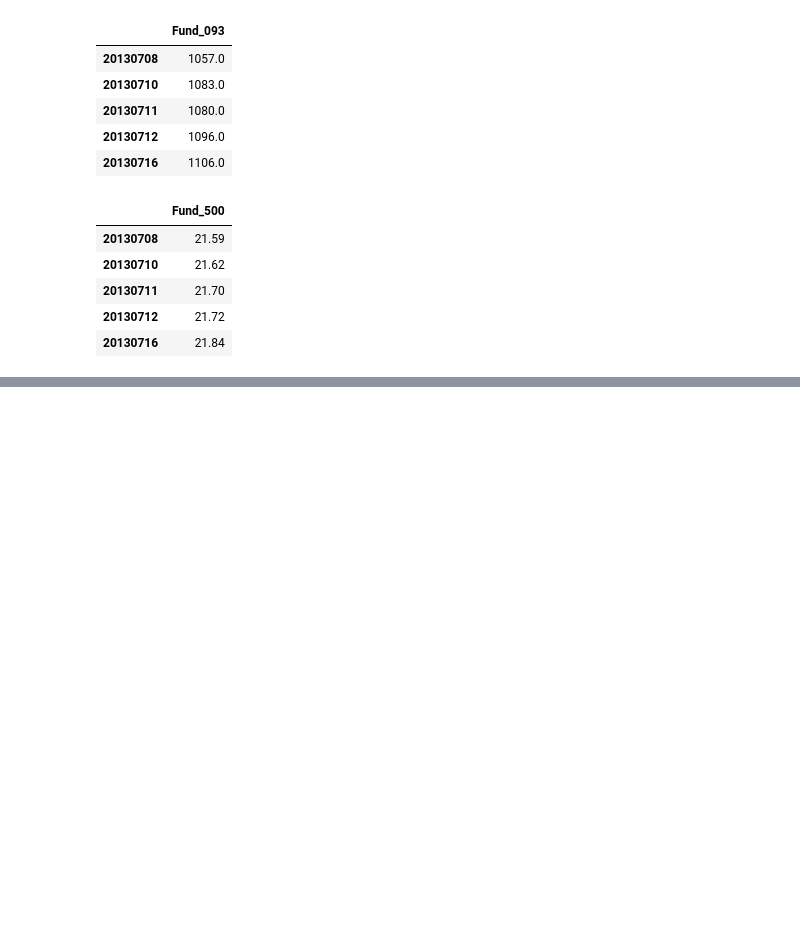
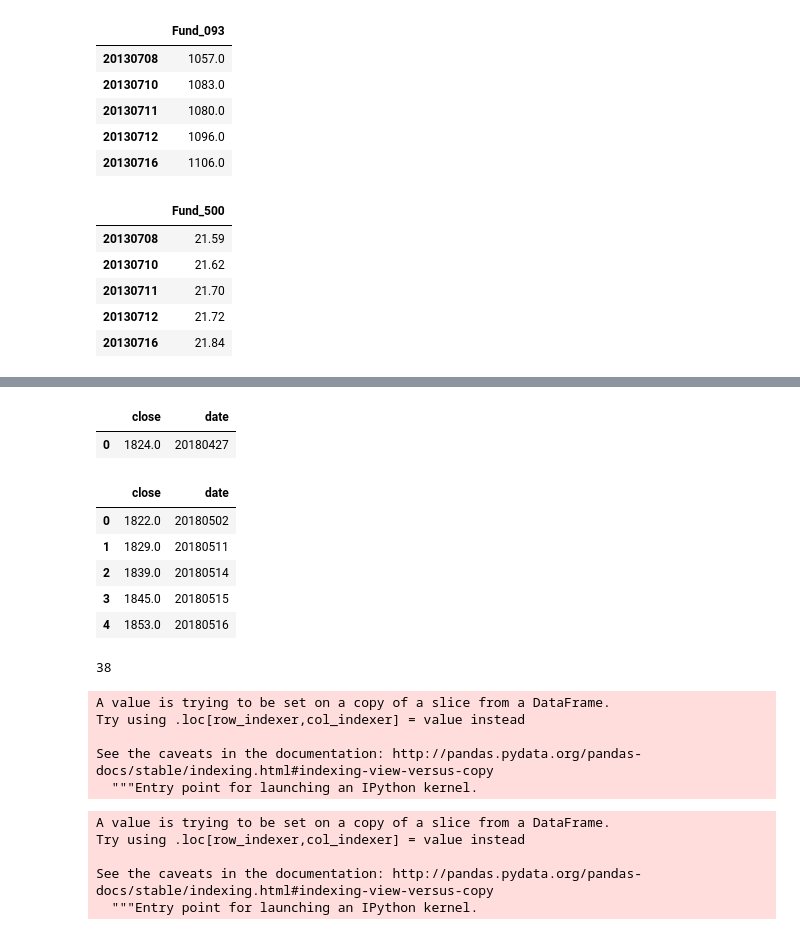
Before and after one commit to wellgary/MachineLearning, a Jupyter notebook: fund_data/revise_fund.ipynb, the cells around one changed output, grey strips where cells are left out. Drawn from its saved outputs; the diff is of its cells as text; code cells hidden in the pictures; blank space fills up the shorter version.

```diff
--- a/fund_data/revise_fund.ipynb
+++ b/fund_data/revise_fund.ipynb
@@ -367,0 +434,4 @@ xx[726:len(xx)]
+# %%
+fund_93 = fund_93[["close"]]
+# %%
+fund_93["date"] = fund_93.index
@@ -367,0 +446,34 @@ xx[726:len(xx)]
+# %%
+fund_93_1
+# %% [output]
+|  | close | date |
+| 0 | 1824.0 | 20180427 |
+# %%
+fund_93_2.head()
+# %% [output]
+|  | close | date |
+| 0 | 1822.0 | 20180502 |
+| 1 | 1829.0 | 20180511 |
+| 2 | 1839.0 | 20180514 |
+| 3 | 1845.0 | 20180515 |
+| 4 | 1853.0 | 20180516 |
+# %%
+len(fund_93_2)
+# %% [output]
+38
+# %%
+fund_93_2["pred"] = denormalize(merge_fund_data, 0, 1, pred[0:38])
+# %% [output]
+A value is trying to be set on a copy of a slice from a DataFrame.
+Try using .loc[row_indexer,col_indexer] = value instead
+
+See the caveats in the documentation: http://pandas.pydata.org/pandas-docs/stable/indexing.html#indexing-view-versus-copy
+  """Entry point for launching an IPython kernel.
+# %%
+fund_93_2["y_test"] = denormalize(merge_fund_data, 0, 1, y_test[0:38])
+# %% [output]
+A value is trying to be set on a copy of a slice from a DataFrame.
+Try using .loc[row_indexer,col_indexer] = value instead
+
+See the caveats in the documentation: http://pandas.pydata.org/pandas-docs/stable/indexing.html#indexing-view-versus-copy
+  """Entry point for launching an IPython kernel.
```
Also changed, not shown: parts of 40 cells of this notebook.
